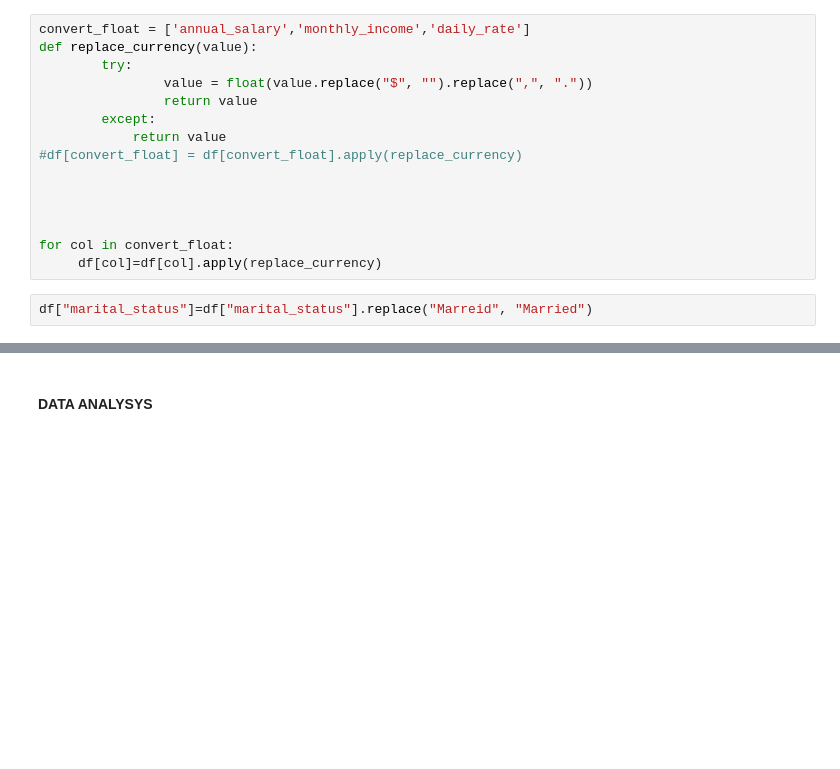
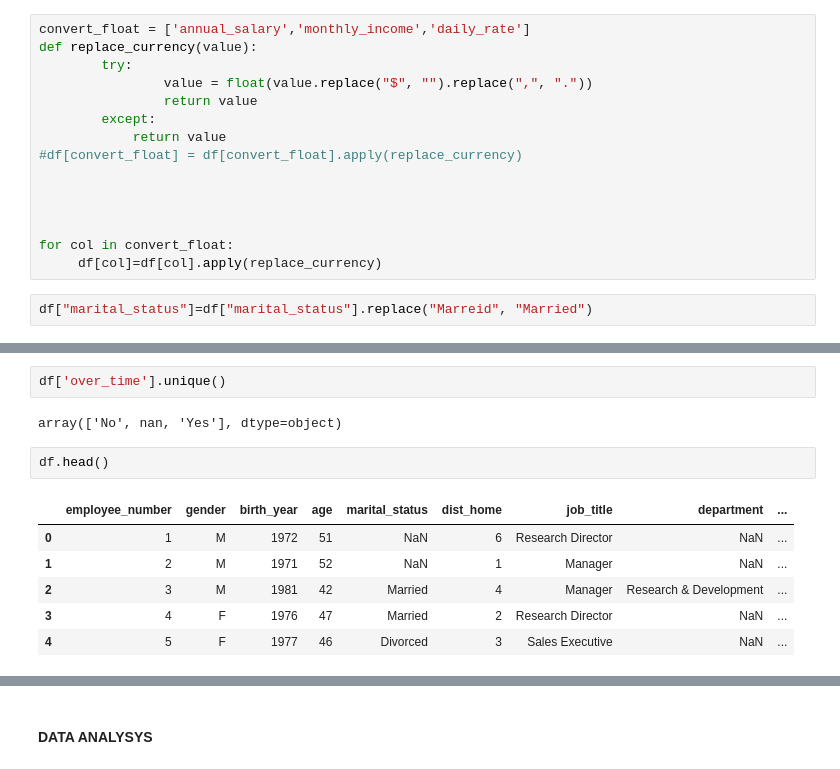
Before and after one commit to CibiPB/project-da-promo-49-INTERNO, a Jupyter notebook: Drafts/cibi_draft.ipynb, the cells around one changed output, grey strips where cells are left out. Cells and saved outputs as stored; diff of their text form; blank space fills up the shorter version.

```diff
--- a/Drafts/cibi_draft.ipynb
+++ b/Drafts/cibi_draft.ipynb
@@ -219,0 +249,13 @@ df["marital_status"]=df["marital_status"].replace("Marreid", "Married")
+# %%
+df['over_time'].unique()
+# %% [output]
+array(['No', nan, 'Yes'], dtype=object)
+# %%
+df.head()
+# %% [output]
+|  | employee_number | gender | birth_year | age | marital_status | dist_home | job_title | department | ... |
+| 0 | 1 | M | 1972 | 51 | NaN | 6 | Research Director | NaN | ... |
+| 1 | 2 | M | 1971 | 52 | NaN | 1 | Manager | NaN | ... |
+| 2 | 3 | M | 1981 | 42 | Married | 4 | Manager | Research & Development | ... |
+| 3 | 4 | F | 1976 | 47 | Married | 2 | Research Director | NaN | ... |
+| 4 | 5 | F | 1977 | 46 | Divorced | 3 | Sales Executive | NaN | ... |
```
Also changed, not shown: parts of 11 cells of this notebook.
